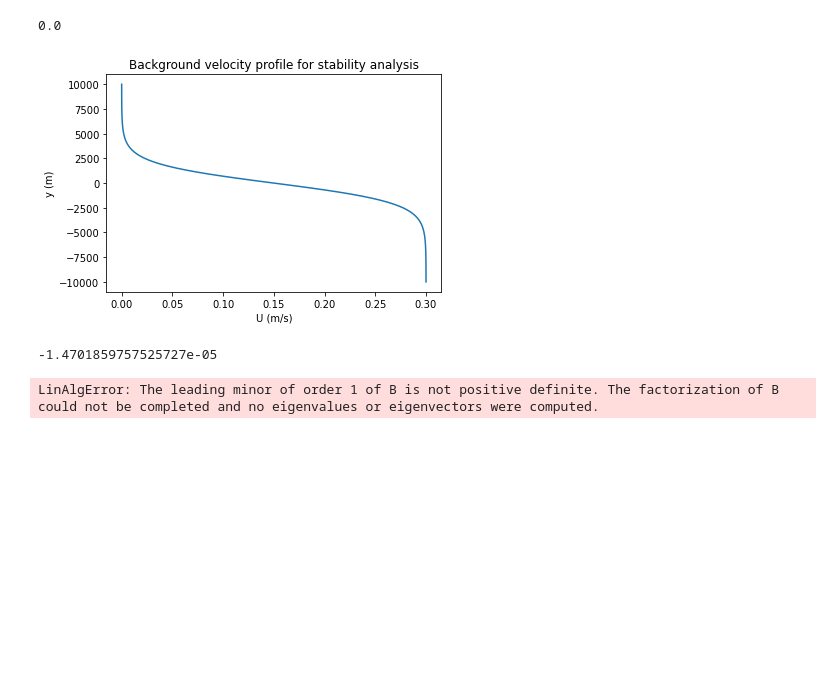
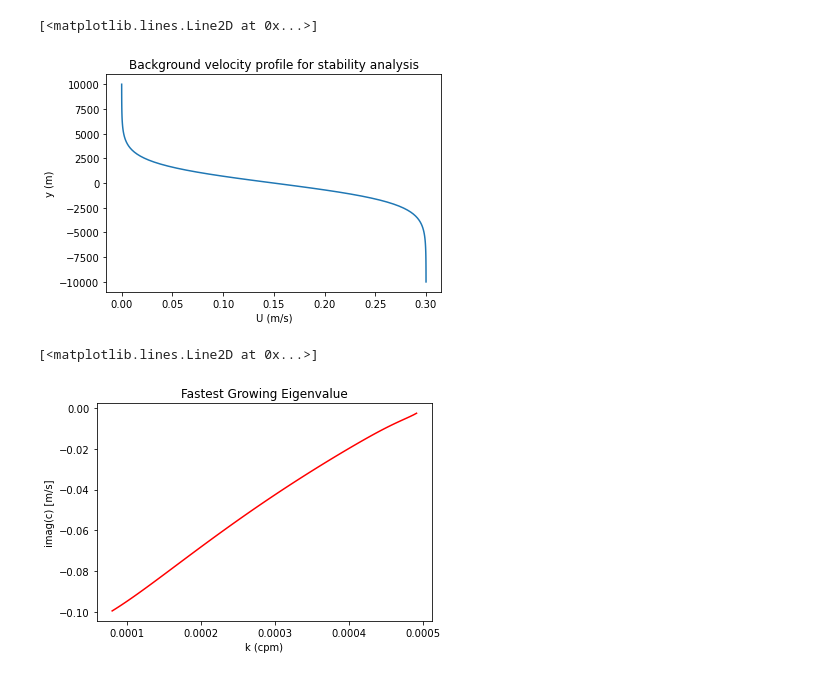
Before and after one commit to jack-hanlon/PHYS-426, a Jupyter notebook: A11.ipynb, the cells around one changed output. Saved outputs shown, nothing was run; the diff lists cells and outputs as text; code cells hidden in the pictures; blank space fills up the shorter version.

```diff
--- a/A11.ipynb
+++ b/A11.ipynb
@@ -5,19 +5,19 @@ import scipy.linalg as sci
 # %%
 #Define variables
 N = 100
-k = np.linspace(0,6,N)*1e-4
-
+k = np.linspace(0.8,5,N)*1e-4
+k = k[:-2]
 
 #Background velocity profile
 
 y = np.linspace(-10,10,N)*1e3
-U = 0.15*(1.+np.tanh(-y/2.e3))
+U = 0.15*(1.+np.tanh(-1*y/2.e3))
 plt.xlabel("U (m/s)")
 plt.ylabel("y (m)")
 plt.title("Background velocity profile for stability analysis")
 plt.plot(U,y)
 # %% [output]
-0.0
+[<matplotlib.lines.Line2D at 0x...>]
 [figure]
 # %%
 A = np.zeros([N,N])
@@ -28,11 +28,11 @@ def initialize_wavenumber_matrix(k,U,A,B,y):
     Enter the wavenumber and fct will output corresponding matrices A and B
     '''
 
+
     A[0][0] = -1.*(U[1] - U[0])/(y[1]-y[0])**2 + U[0]*(-2./((y[1]-y[0])**2) - k**2)
-    print(A[0][0])
     A[0][1] = U[0] / (y[1]-y[0])**2
-    A[N-1][N-1] = -1.*(U[1] - U[0])/(y[1]-y[0])**2 + U[0]*(-2./((y[1]-y[0])**2) - k**2)
-    A[N-1][N-2] = U[0] / (y[1]-y[0])**2 # U_1 and U_0 may need to be switched for vals at end of U instead (not sure if uniform)
+    A[N-1][N-1] = -1.*(U[N-2] - U[N-1])/(y[1]-y[0])**2 + U[N-1]*(-2./((y[1]-y[0])**2) - k**2)
+    A[N-1][N-2] = U[N-1] / (y[1]-y[0])**2 # U_1 and U_0 may need to be switched for vals at end of U instead (not sure if uniform)
 
     B[0][0] = -2./((y[1]-y[0])**2) - k**2
     B[0][1] = 1. / (y[1]-y[0])**2
@@ -47,11 +47,26 @@ def initialize_wavenumber_matrix(k,U,A,B,y):
         B[i][i] = (-2/(y[1]-y[0])**2) - k**2
         B[i][i+1] = 1 / (y[1]-y[0])**2
     return A,B
-# %%
-A,B = initialize_wavenumber_matrix(k[10],U,A,B,y)
-# %% [output]
--1.4701859757525727e-05
-# %%
-sci.eigh(A,B)
-# %% [output]
-LinAlgError: The leading minor of order 1 of B is not positive definite. The factorization of B could not be completed and no eigenvalues or eigenvectors were computed.
+# %%
+c = []
+index = []
+for i in range(0,len(k)):
+    A,B = initialize_wavenumber_matrix(k[i],U,A,B,y)
+    eigvals,eigvecs = sci.eig(A,B)
+    curr = 0
+    location = 0
+    for i in range(0,len(eigvals)):
+        if(eigvals[i].imag < curr):
+            curr = eigvals[i].imag
+            location = i
+    c.append(curr)
+    index.append(location)
+# %%
+c
+plt.xlabel("k (cpm)")
+plt.ylabel("imag(c) [m/s]")
+plt.title("Fastest Growing Eigenvalue")
+plt.plot(k,c,color="r")
+# %% [output]
+[<matplotlib.lines.Line2D at 0x...>]
+[figure, added]
```
Also changed, not shown: parts of 3 cells of this notebook.
